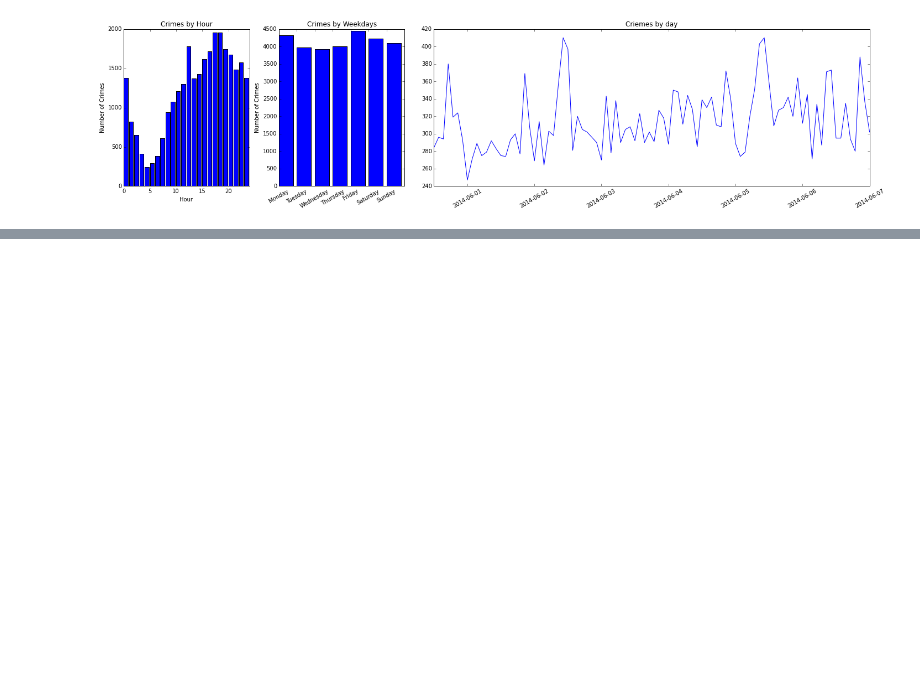
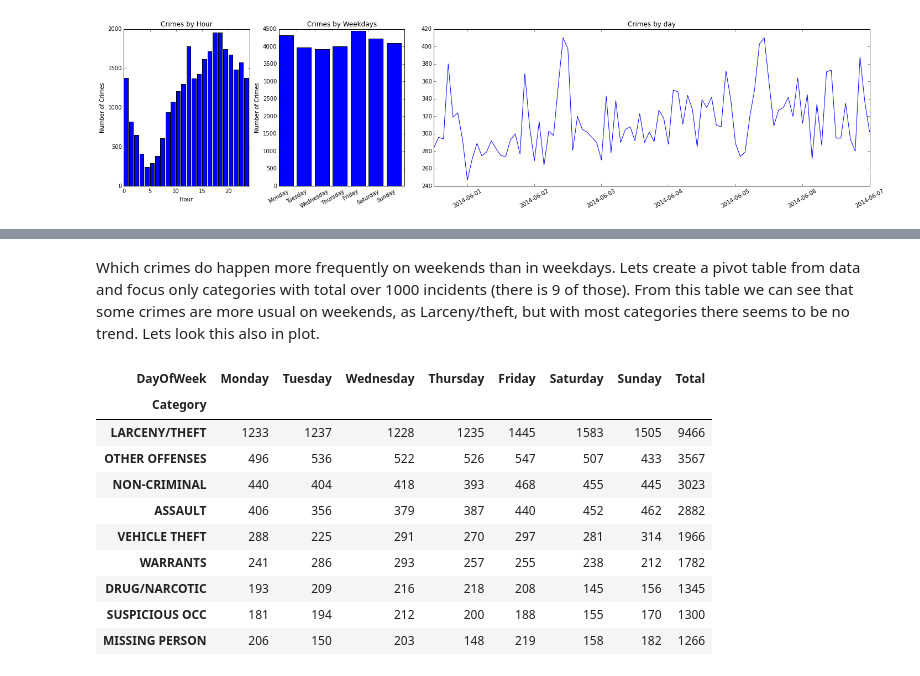
Before and after one commit to sakke82/crime_analysis, a Jupyter notebook: crime_analysis_sf.ipynb, the cells around one changed output, grey strips where cells are left out. Drawn from its saved outputs; the diff is of its cells as text; code cells hidden in the pictures; blank space fills up the shorter version.

```diff
--- a/crime_analysis_sf.ipynb
+++ b/crime_analysis_sf.ipynb
@@ -91,0 +154,21 @@ fig.show()
+# %% [markdown]
+Which crimes do happen more frequently on weekends than in weekdays. Lets create a pivot table from data and focus only categories with total over 1000 incidents (there is 9 of those). From this table we can see that some crimes are more usual on weekends, as Larceny/theft, but with most categories there seems to be no trend. Lets look this also in plot.
+# %%
+table = pd.pivot_table(data, index=['Category'], columns=['DayOfWeek'], aggfunc=len, fill_value=0)['Descript']
+order = ['Monday', 'Tuesday', 'Wednesday', 'Thursday', 'Friday', 'Saturday', 'Sunday']
+table = table.reindex(columns = order)
+table['Total'] = table.sum(axis=1)
+table = table.sort(columns='Total', ascending=False)
+table[:9]
+# %% [output]
+| DayOfWeek | Monday | Tuesday | Wednesday | Thursday | Friday | Saturday | Sunday | Total |
+| Category |  |  |  |  |  |  |  |  |
+| LARCENY/THEFT | 1233 | 1237 | 1228 | 1235 | 1445 | 1583 | 1505 | 9466 |
+| OTHER OFFENSES | 496 | 536 | 522 | 526 | 547 | 507 | 433 | 3567 |
+| NON-CRIMINAL | 440 | 404 | 418 | 393 | 468 | 455 | 445 | 3023 |
+| ASSAULT | 406 | 356 | 379 | 387 | 440 | 452 | 462 | 2882 |
+| VEHICLE THEFT | 288 | 225 | 291 | 270 | 297 | 281 | 314 | 1966 |
+| WARRANTS | 241 | 286 | 293 | 257 | 255 | 238 | 212 | 1782 |
+| DRUG/NARCOTIC | 193 | 209 | 216 | 218 | 208 | 145 | 156 | 1345 |
+| SUSPICIOUS OCC | 181 | 194 | 212 | 200 | 188 | 155 | 170 | 1300 |
+| MISSING PERSON | 206 | 150 | 203 | 148 | 219 | 158 | 182 | 1266 |
```
Also changed, not shown: parts of 8 cells of this notebook.
